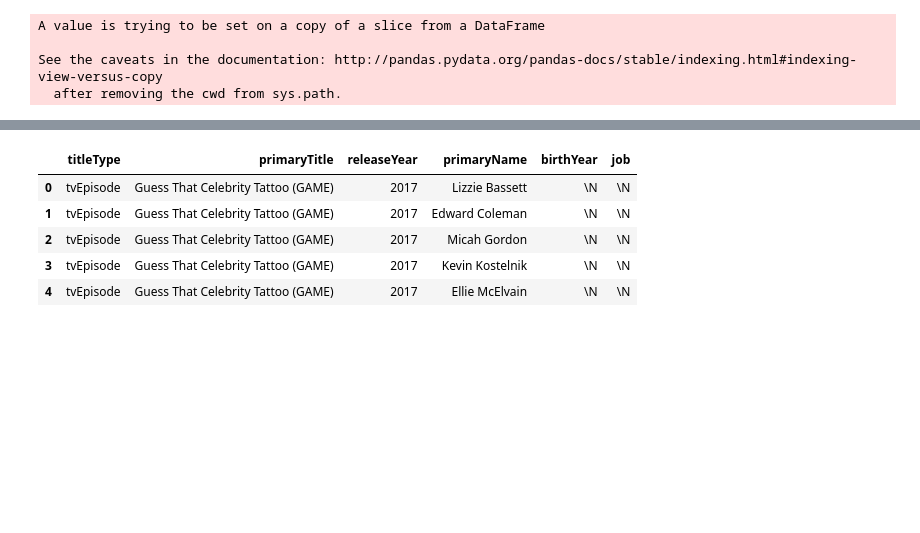
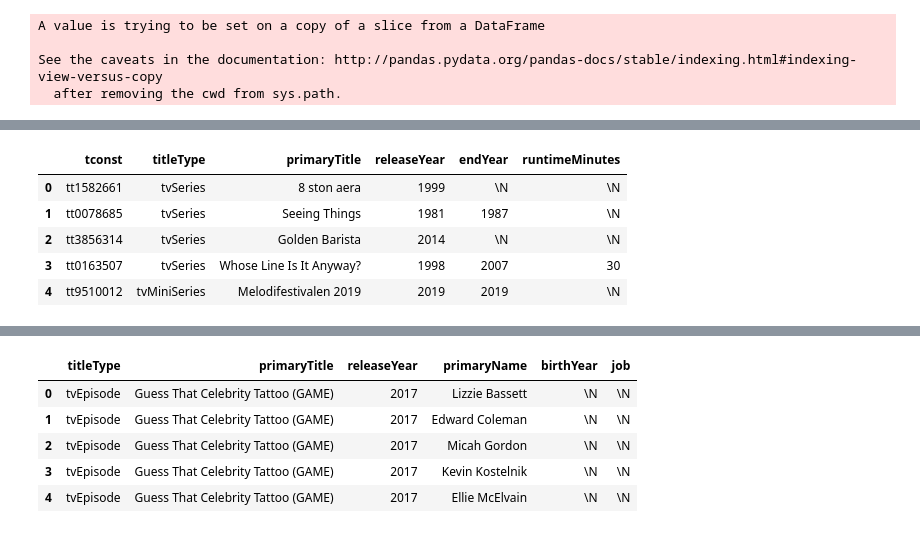
Before and after one commit to ketankokane94/CSCI_620_Data_Management_Project, a Jupyter notebook: dataAnalysisNotebook.ipynb, the cells around one changed output, grey strips where cells are left out. Saved outputs shown, nothing was run; the diff lists cells and outputs as text; code cells hidden in the pictures; blank space fills up the shorter version.

Commit message:
added series and episode mapping

```diff
--- a/dataAnalysisNotebook.ipynb
+++ b/dataAnalysisNotebook.ipynb
@@ -1378,0 +1414,9 @@ generateSqlAndTsvFile(title_credit, TITLE_CREDIT_COLUMN_NAMES, 'title_credit')
+# %%
+tvseries.head()
+# %% [output]
+|  | tconst | titleType | primaryTitle | releaseYear | endYear | runtimeMinutes |
+| 0 | tt1582661 | tvSeries | 8 ston aera | 1999 | \N | \N |
+| 1 | tt0078685 | tvSeries | Seeing Things | 1981 | 1987 | \N |
+| 2 | tt3856314 | tvSeries | Golden Barista | 2014 | \N | \N |
+| 3 | tt0163507 | tvSeries | Whose Line Is It Anyway? | 1998 | 2007 | 30 |
+| 4 | tt9510012 | tvMiniSeries | Melodifestivalen 2019 | 2019 | 2019 | \N |
```
Also changed, not shown: parts of 16 cells of this notebook, 1 other file.
